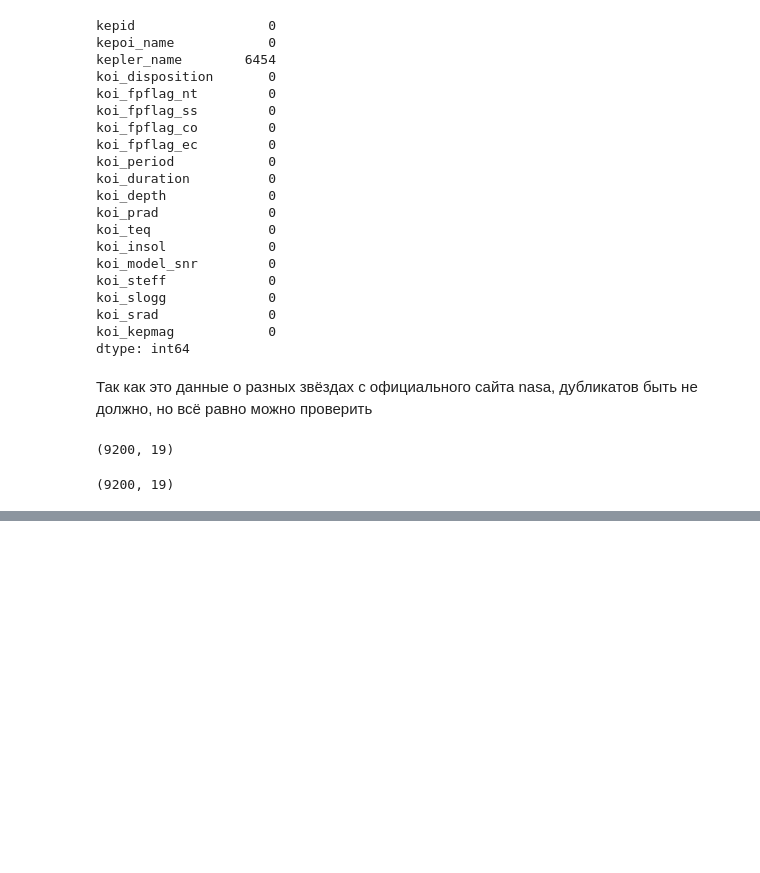
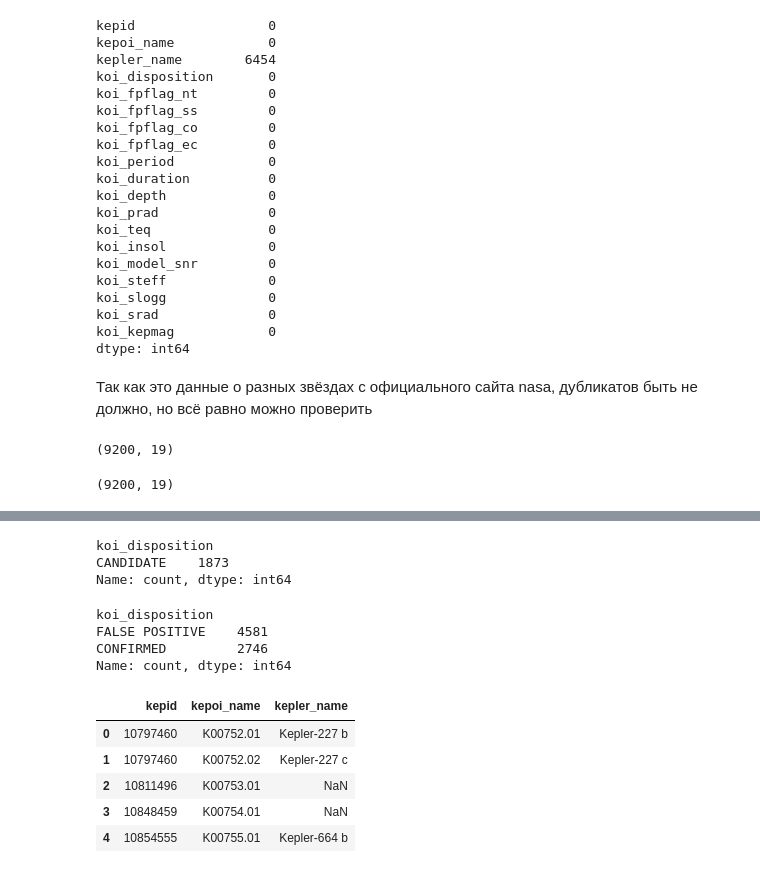
Before and after one commit to Sladkiy-Bo/exoplanet-detector, a Jupyter notebook: notebooks/02_nasa.ipynb, the cells around one changed output, grey strips where cells are left out. Cells and saved outputs as stored; diff of their text form; code cells hidden in the pictures; blank space fills up the shorter version.

```diff
--- a/notebooks/02_nasa.ipynb
+++ b/notebooks/02_nasa.ipynb
@@ -188,0 +283,22 @@ koi.shape
+# %%
+koi_candidates = koi[koi["koi_disposition"] == "CANDIDATE"].drop(columns=["kepid", "kepoi_name", "kepler_name"]).copy()
+koi_binary = koi[koi["koi_disposition"] != "CANDIDATE"].drop(columns=["kepid", "kepoi_name", "kepler_name"]).copy()
+keys = koi[["kepid", "kepoi_name", "kepler_name"]].copy()  # сохраним все метрики-идентификаторы тут
+# %%
+display(koi_candidates["koi_disposition"].value_counts())
+display(koi_binary["koi_disposition"].value_counts())
+keys.head()
+# %% [output]
+koi_disposition
+CANDIDATE    1873
+Name: count, dtype: int64
+koi_disposition
+FALSE POSITIVE    4581
+CONFIRMED         2746
+Name: count, dtype: int64
+|  | kepid | kepoi_name | kepler_name |
+| 0 | 10797460 | K00752.01 | Kepler-227 b |
+| 1 | 10797460 | K00752.02 | Kepler-227 c |
+| 2 | 10811496 | K00753.01 | NaN |
+| 3 | 10848459 | K00754.01 | NaN |
+| 4 | 10854555 | K00755.01 | Kepler-664 b |
```
Also changed, not shown: parts of 13 cells of this notebook.
